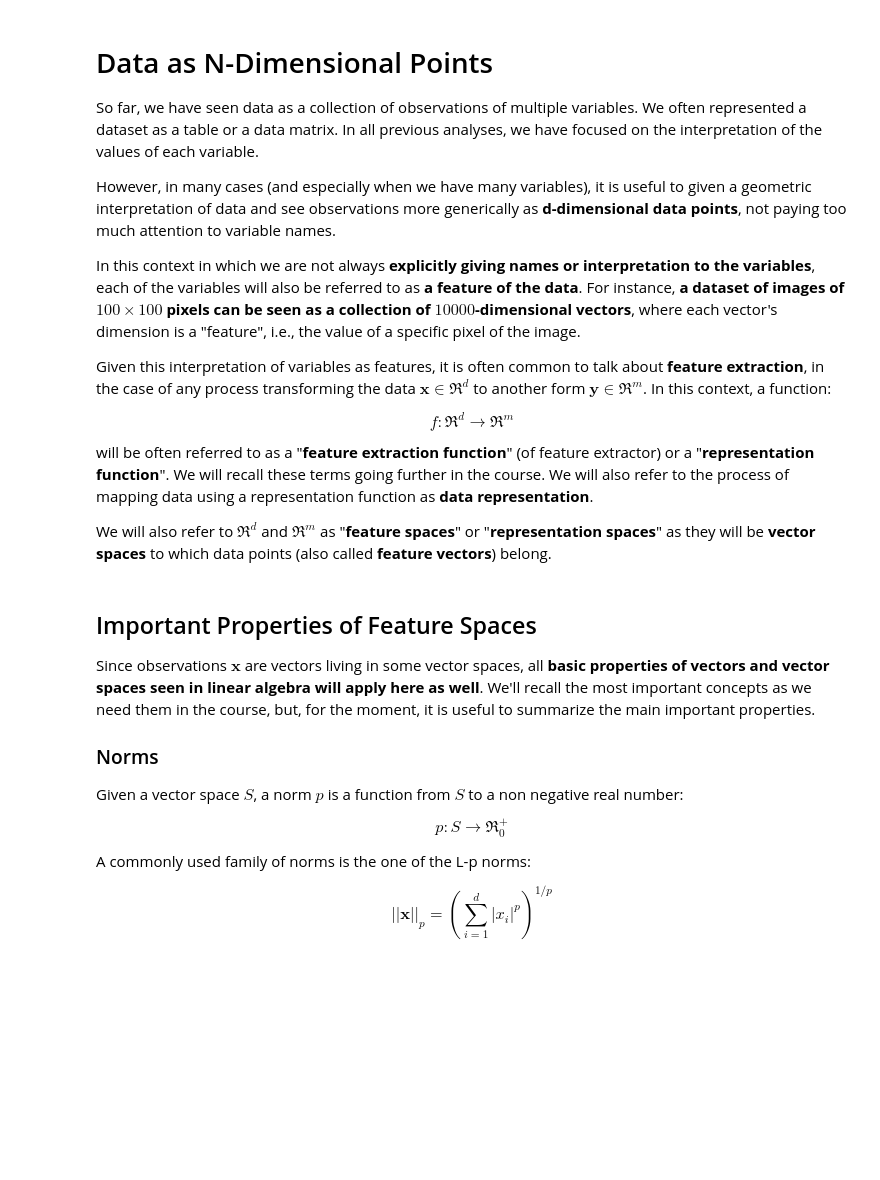
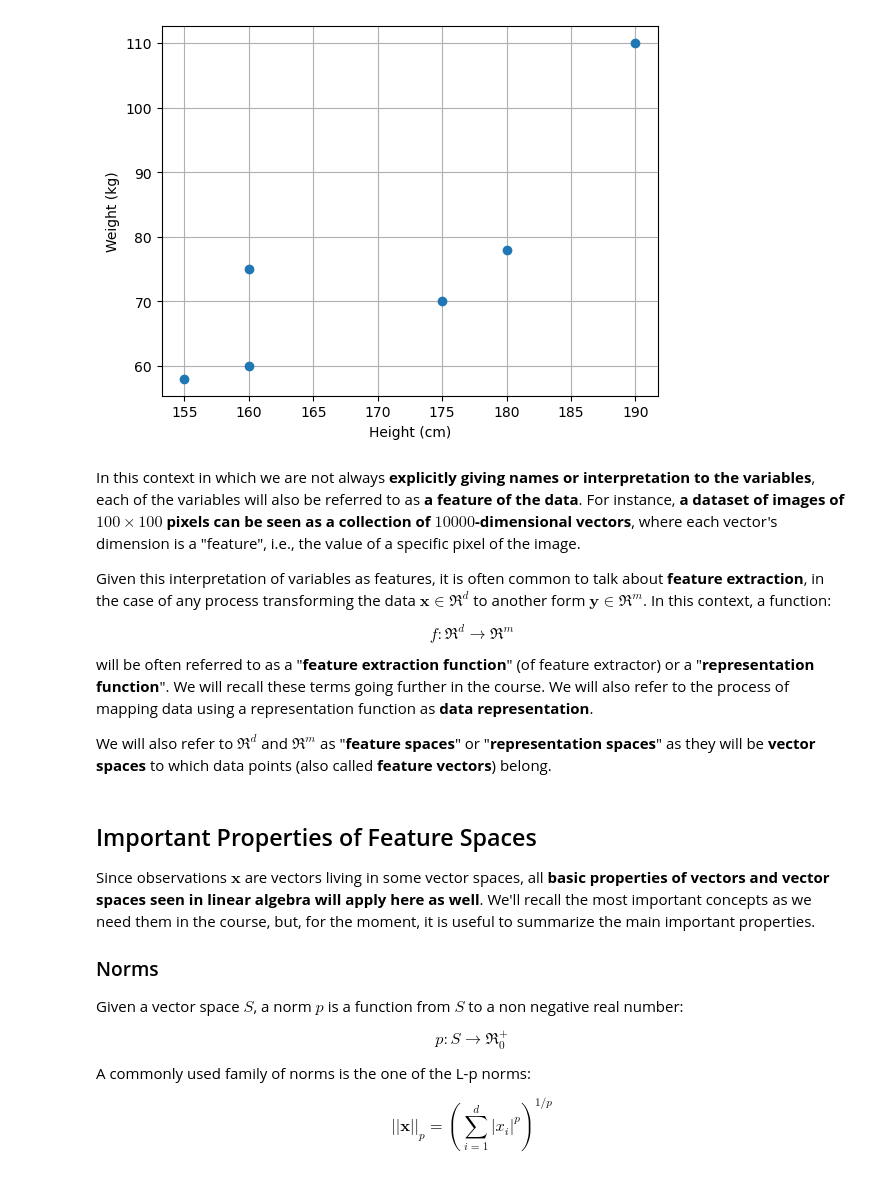
Before and after one commit to antoninofurnari/fadlecturenotes2526, a Jupyter notebook: lecturenotes/lectures/15_data_as_nd_points.ipynb, the cells around one changed output. Drawn from its saved outputs; the diff is of its cells as text; code cells hidden in the pictures; blank space fills up the shorter version.

```diff
--- a/lecturenotes/lectures/15_data_as_nd_points.ipynb
+++ b/lecturenotes/lectures/15_data_as_nd_points.ipynb
@@ -1,9 +19,13 @@
+# %%
+from matplotlib import pyplot as plt
+plt.plot([175,160,180,160,155,190], [70,60,78,75,58,110],'o')
+plt.grid()
+plt.xlabel('Height (cm)')
+plt.ylabel('Weight (kg)')
+plt.show()
+# %% [output]
+[figure, added]
 # %% [markdown]
-# Data as N-Dimensional Points
-So far, we have seen data as a collection of observations of multiple variables. We often represented a dataset as a table or a data matrix. In all previous analyses, we have focused on the interpretation of the values of each variable.
-
-However, in many cases (and especially when we have many variables), it is useful to given a geometric interpretation of data and see observations more generically as **d-dimensional data points**, not paying too much attention to variable names.
-
 In this context in which we are not always **explicitly giving names or interpretation to the variables**, each of the variables will also be referred to as **a feature of the data**. For instance, **a dataset of images of $100 \times 100$ pixels can be seen as a collection of $10000$-dimensional vectors**, where each vector's dimension is a "feature", i.e., the value of a specific pixel of the image.
 
 Given this interpretation of variables as features, it is often common to talk about **feature extraction**, in the case of any process transforming the data $\mathbf{x} \in \Re^d$ to another form $\mathbf{y} \in \Re^m$. In this context, a function:
```
Also changed, not shown: parts of 1 cell of this notebook.
